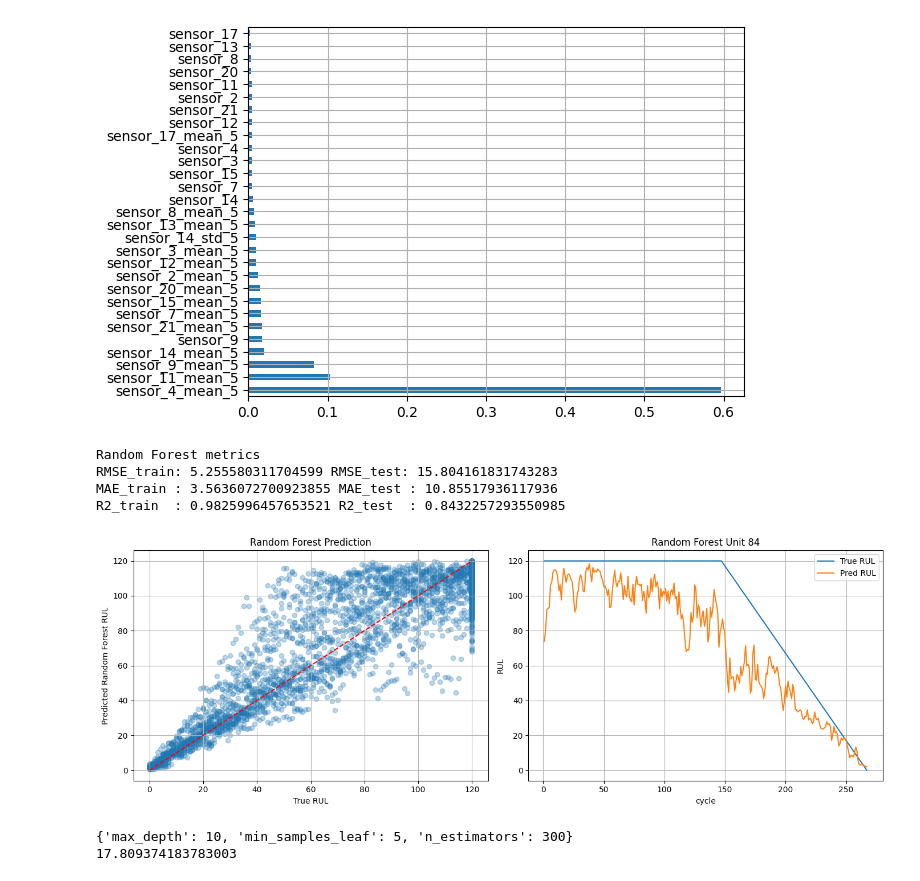
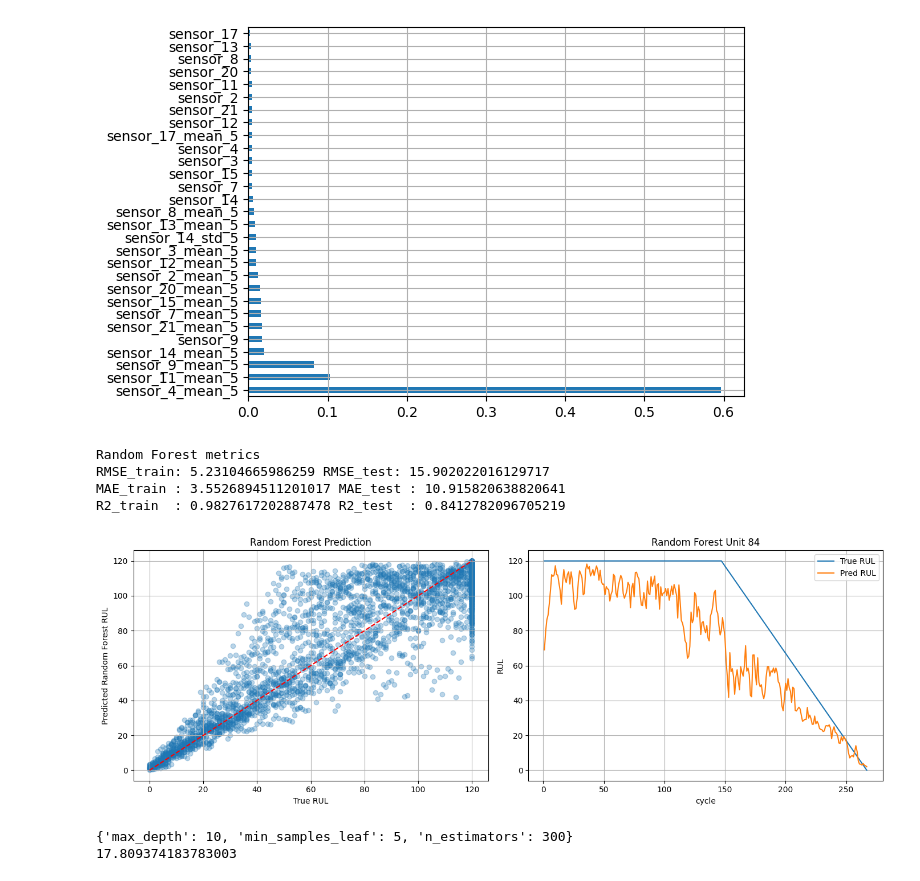
Before and after one commit to elouanXP/smart_predictive_maintenance, a Jupyter notebook: notebooks/03_model.ipynb, the cells around one changed output. Drawn from its saved outputs; the diff is of its cells as text; code cells hidden in the pictures.

```diff
--- a/notebooks/03_model.ipynb
+++ b/notebooks/03_model.ipynb
@@ -100,23 +89,19 @@ plot_importance(rf, X_train)
 # %% [output]
 [figure]
 # %%
-X_train_imp_rf, X_test_imp_rf = remove_low_importance(rf, X_train, X_test, top_n=15)
+cols = select_top_features(rf, X_train, 15)
+X_train_imp_rf = X_train[cols]
+X_test_imp_rf = X_test[cols]
 
-rf_vanilla = RandomForestRegressor().fit(X_train_imp_rf, y_train)
-
-fig, axes = plt.subplots(1, 2, figsize=(14,5))
-plot_metrics_model(rf_vanilla, X_train_imp_rf, X_test_imp_rf, y_train, y_test, "Random Forest", ax=axes[0])
-plot_unit_model(rf_vanilla, test_df, test_units[0], X_train_imp_rf.columns, None, "Random Forest", ax=axes[1])
-
-plt.tight_layout()
-plt.show()
-plt.close()
+rf_vanilla = RandomForestRegressor(random_state=42).fit(X_train_imp_rf, y_train)
+evaluate_model(rf_vanilla, X_train_imp_rf, X_test_imp_rf, y_train, y_test,
+               test_df, test_units[0], X_train_imp_rf.columns, None, "Random Forest")
 # %% [output]
 Random Forest metrics
-RMSE_train: 5.255580311704599 RMSE_test: 15.804161831743283
-MAE_train : 3.5636072700923855 MAE_test : 10.85517936117936
-R2_train  : 0.9825996457653521 R2_test  : 0.8432257293550985
+RMSE_train: 5.23104665986259 RMSE_test: 15.902022016129717
+MAE_train : 3.5526894511201017 MAE_test : 10.915820638820641
+R2_train  : 0.9827617202887478 R2_test  : 0.8412782096705219
-[figure, old version]
+[figure, new version]
 # %%
 # Random Forest Tuned
 
```
Also changed, not shown: parts of 8 cells of this notebook, 1 other file.
